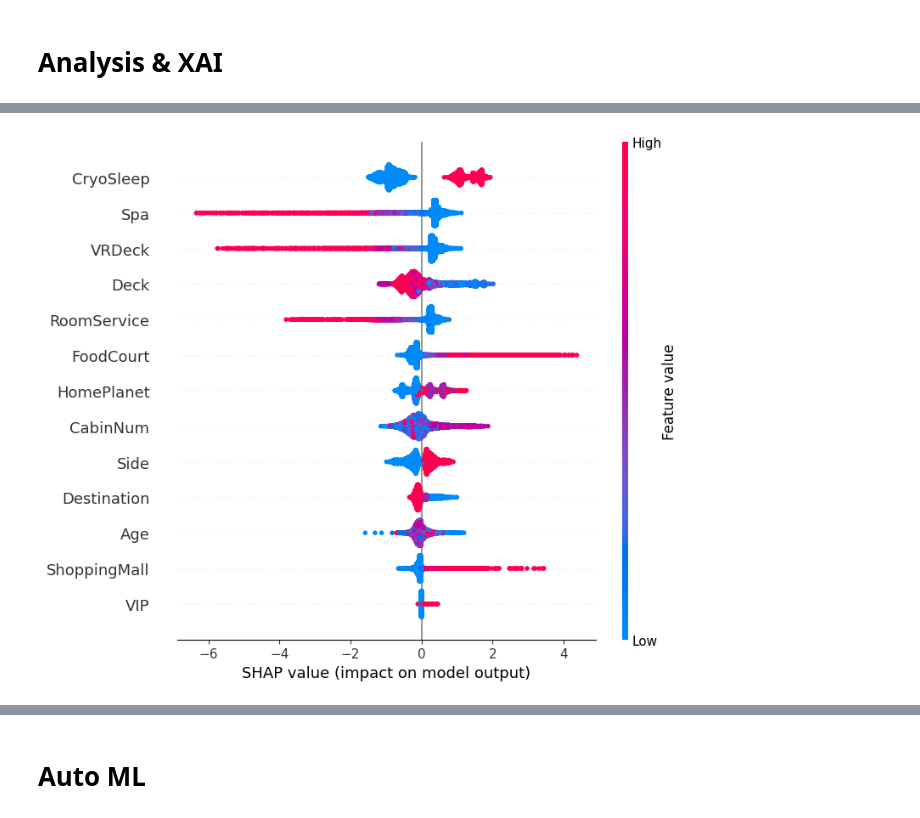
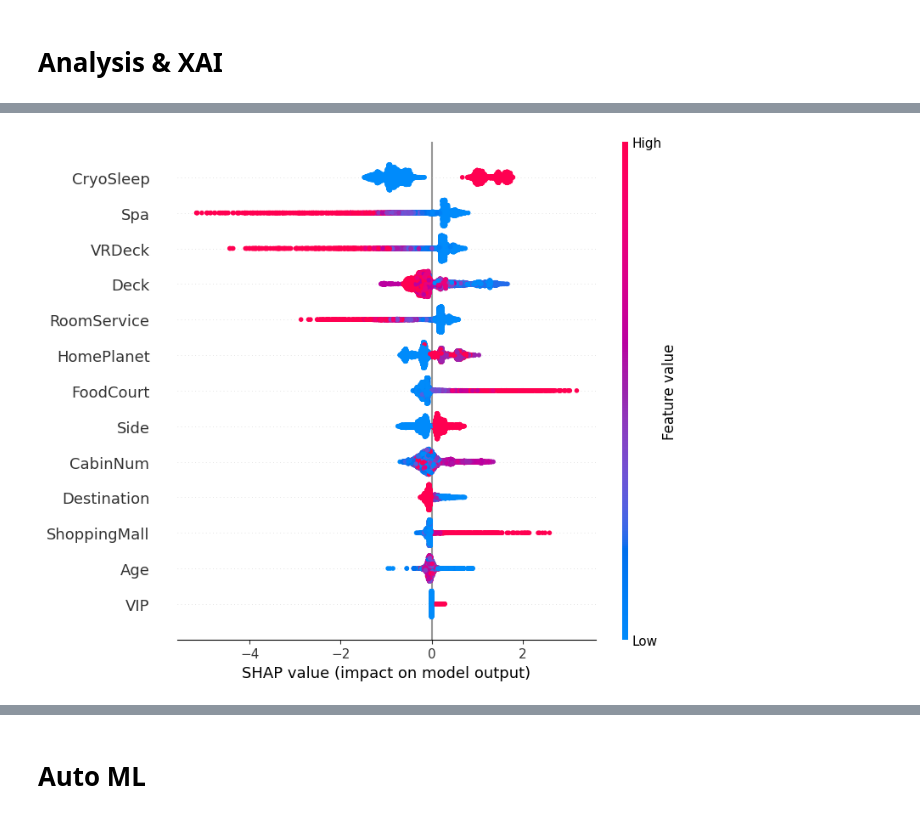
Before and after one commit to 7PAM2015-0509-2023-GROUP5/Kaggle_Challenge, a Jupyter notebook: Kaggle_Challenge_Notebook.ipynb, the cells around one changed output, grey strips where cells are left out. Cells and saved outputs as stored; diff of their text form; code cells hidden in the pictures.

```diff
--- a/Kaggle_Challenge_Notebook.ipynb
+++ b/Kaggle_Challenge_Notebook.ipynb
@@ -944,0 +944,42 @@ plt.show()
+# %%
+# Initialize the LightGBM classifier
+lgbm_classifier = lgb.LGBMClassifier(random_state=42)
+
+# Define the parameter grid for GridSearchCV
+param_grid = {
+    'num_leaves': [31, 50, 100],
+    'learning_rate': [0.01, 0.1, 0.2],
+    'n_estimators': [100, 200, 500],
+    'max_depth': [-1, 10, 20, 30]
+}
+
+# Initialize GridSearchCV
+grid_search = GridSearchCV(estimator=lgbm_classifier, param_grid=param_grid,
+                           scoring='accuracy', cv=5, verbose=1, n_jobs=-1)
+
+# Fit GridSearchCV
+grid_search.fit(X_train, y_train)
+
+# Extract the best model
+best_lgbm_classifier = grid_search.best_estimator_
+
+# Predict on the validation set using the best model
+y_val_pred_lgbm = best_lgbm_classifier.predict(X_val)
+
+# Calculate accuracy
+accuracy_lgbm = accuracy_score(y_val, y_val_pred_lgbm)
+print(f'Accuracy: {accuracy_lgbm:.2f}')
+
+# Generate classification report
+classification_report_lgbm_output = classification_report(y_val, y_val_pred_lgbm)
+print('Classification Report:')
+print(classification_report_lgbm_output)
+
+# Generate confusion matrix
+confusion_matrix_lgbm_output = confusion_matrix(y_val, y_val_pred_lgbm)
+print('Confusion Matrix:')
+print(confusion_matrix_lgbm_output)
+
+# Output the best parameters
+print('Best Hyperparameters:')
+print(grid_search.best_params_)
@@ -967,11 +1134,11 @@ Successfully installed shap-0.46.0 slicer-0.0.8
 # %%
 import shap
 
 # Compute SHAP values
-explainer = shap.TreeExplainer(lgbm_classifier)
+explainer = shap.TreeExplainer(best_lgbm_classifier)
 shap_values = explainer.shap_values(X_train)
 
 # Plot SHAP values
 shap.summary_plot(shap_values, X_train)
 # %% [output]
-[figure, old version]
+[figure, new version]
```
Also changed, not shown: parts of 27 cells of this notebook.
